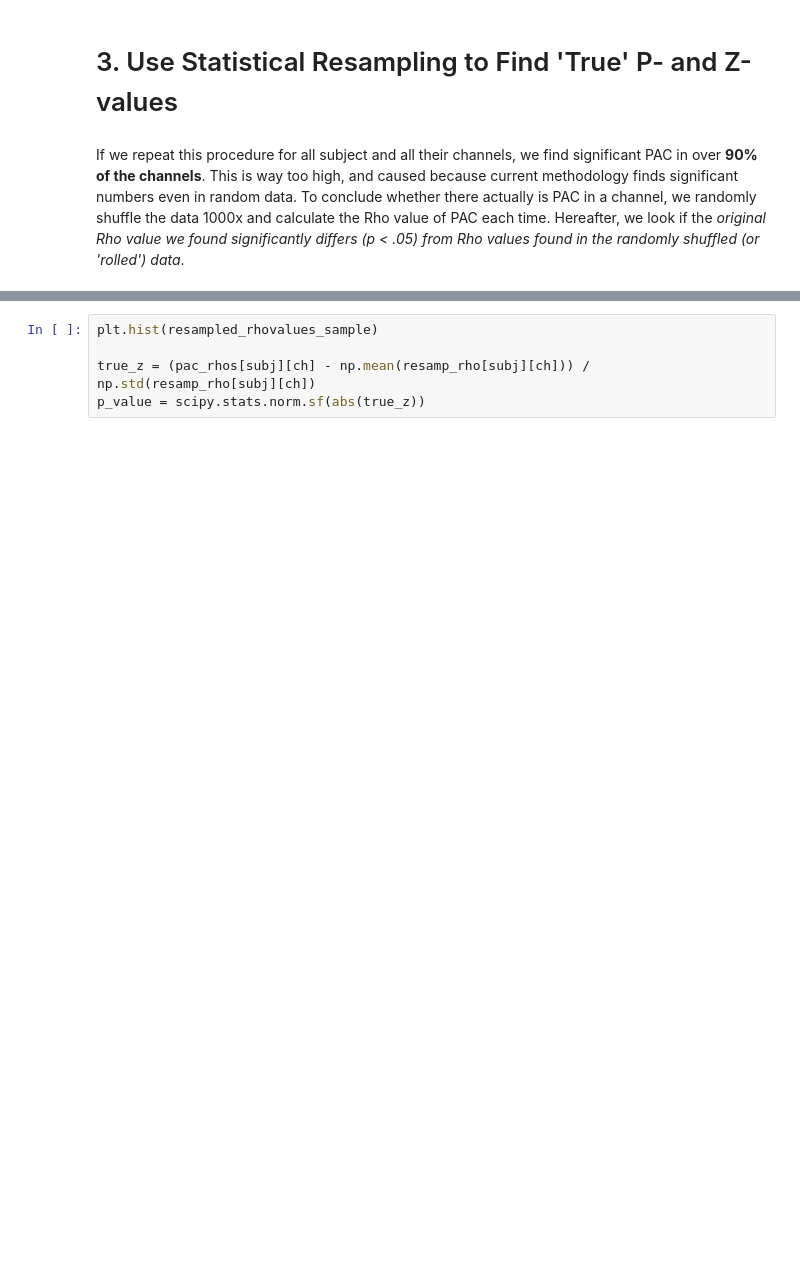
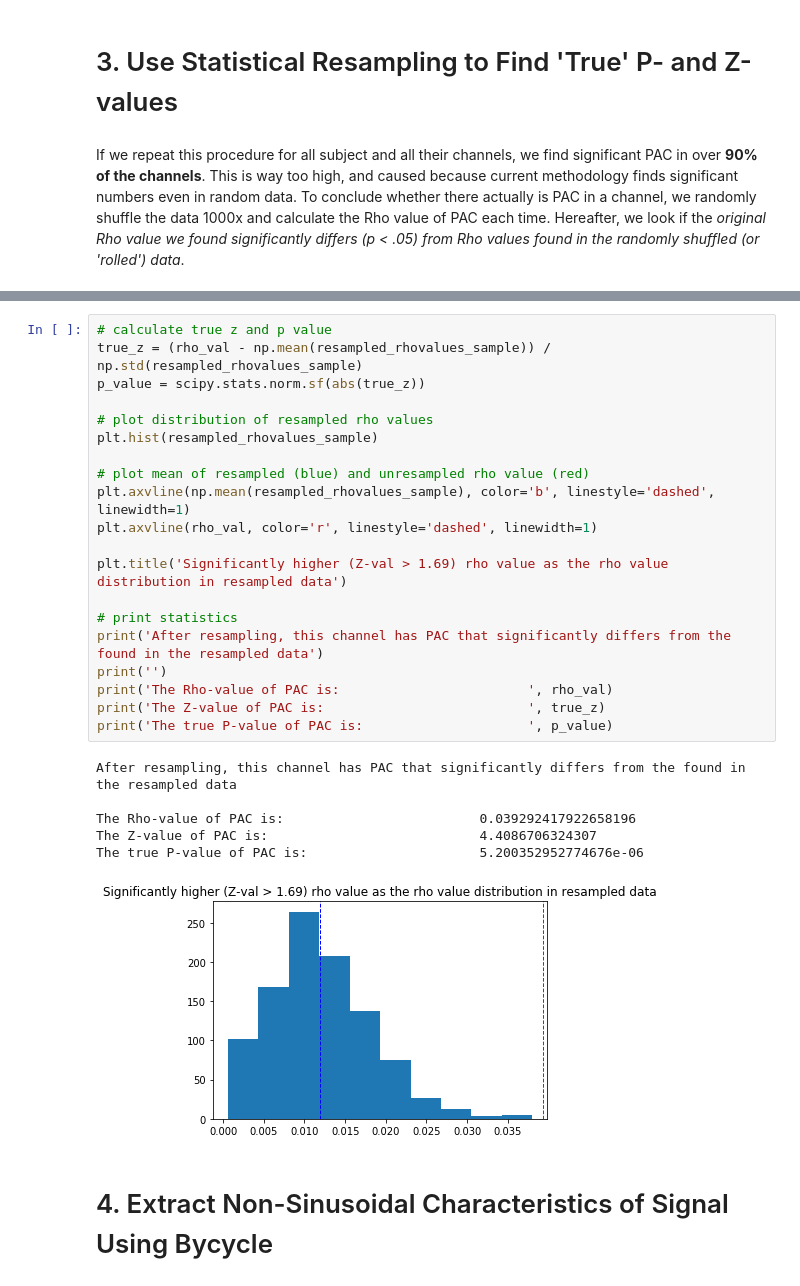
Before and after one commit to JaapVanDerAar/project_pac, a Jupyter notebook: pac_jupyter/2. Data Processing and Feature Extraction.ipynb, the cells around one changed output, grey strips where cells are left out. Cells and saved outputs as stored; diff of their text form; blank space fills up the shorter version.

```diff
--- a/pac_jupyter/2. Data Processing and Feature Extraction.ipynb
+++ b/pac_jupyter/2. Data Processing and Feature Extraction.ipynb
@@ -215,8 +215,32 @@ for ii in range(len(roll_array)):
 
     # write rho value to output structure
     resampled_rhovalues_sample[ii] = PAC_values[0]
-# %%
-plt.hist(resampled_rhovalues_sample)
-
-true_z = (pac_rhos[subj][ch] - np.mean(resamp_rho[subj][ch])) / np.std(resamp_rho[subj][ch])
-p_value = scipy.stats.norm.sf(abs(true_z))
+# %%
+# calculate true z and p value
+true_z = (rho_val - np.mean(resampled_rhovalues_sample)) / np.std(resampled_rhovalues_sample)
+p_value = scipy.stats.norm.sf(abs(true_z))
+
+# plot distribution of resampled rho values
+plt.hist(resampled_rhovalues_sample)
+
+# plot mean of resampled (blue) and unresampled rho value (red)
+plt.axvline(np.mean(resampled_rhovalues_sample), color='b', linestyle='dashed', linewidth=1)
+plt.axvline(rho_val, color='r', linestyle='dashed', linewidth=1)
+
+plt.title('Significantly higher (Z-val > 1.69) rho value as the rho value distribution in resampled data')
+
+# print statistics
+print('After resampling, this channel has PAC that significantly differs from the found in the resampled data')
+print('')
+print('The Rho-value of PAC is:                        ', rho_val)
+print('The Z-value of PAC is:                          ', true_z)
+print('The true P-value of PAC is:                     ', p_value)
+# %% [output]
+After resampling, this channel has PAC that significantly differs from the found in the resampled data
+
+The Rho-value of PAC is:                         0.039292417922658196
+The Z-value of PAC is:                           4.4086706324307
+The true P-value of PAC is:                      5.200352952774676e-06
+[figure, added]
+# %% [markdown]
+# 4. Extract Non-Sinusoidal Characteristics of Signal Using Bycycle
```
Also changed, not shown: parts of 11 cells of this notebook, 3 other files.
